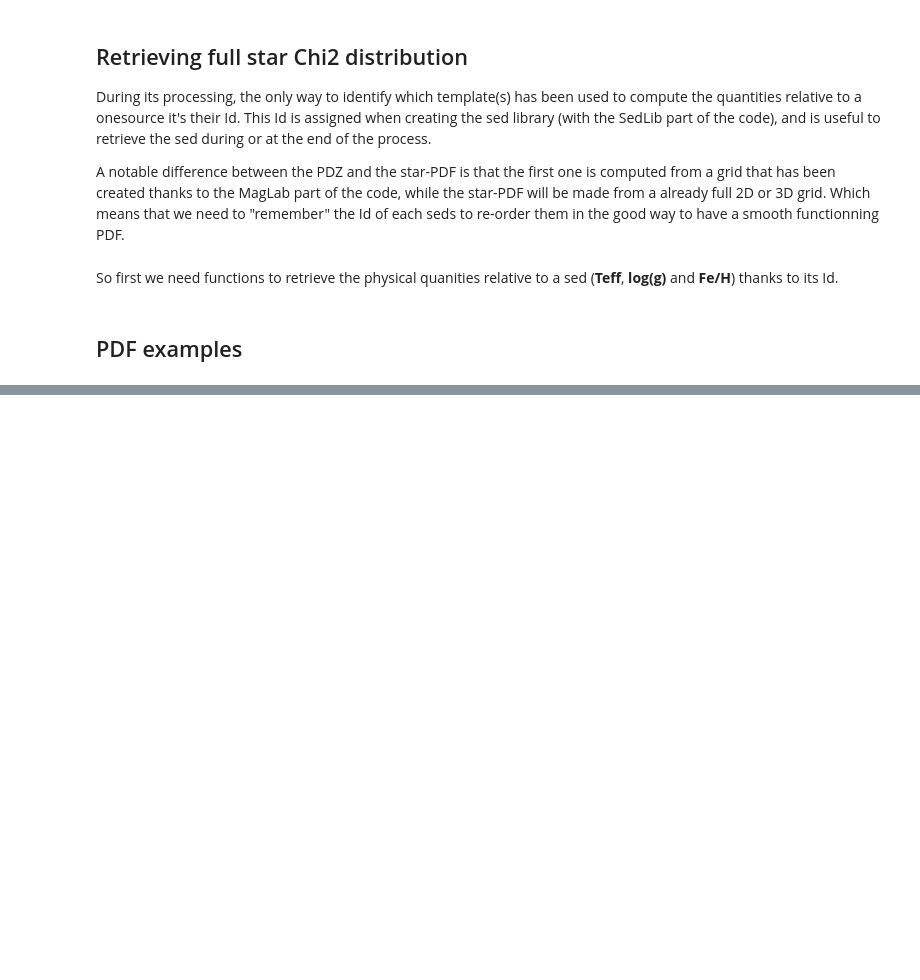
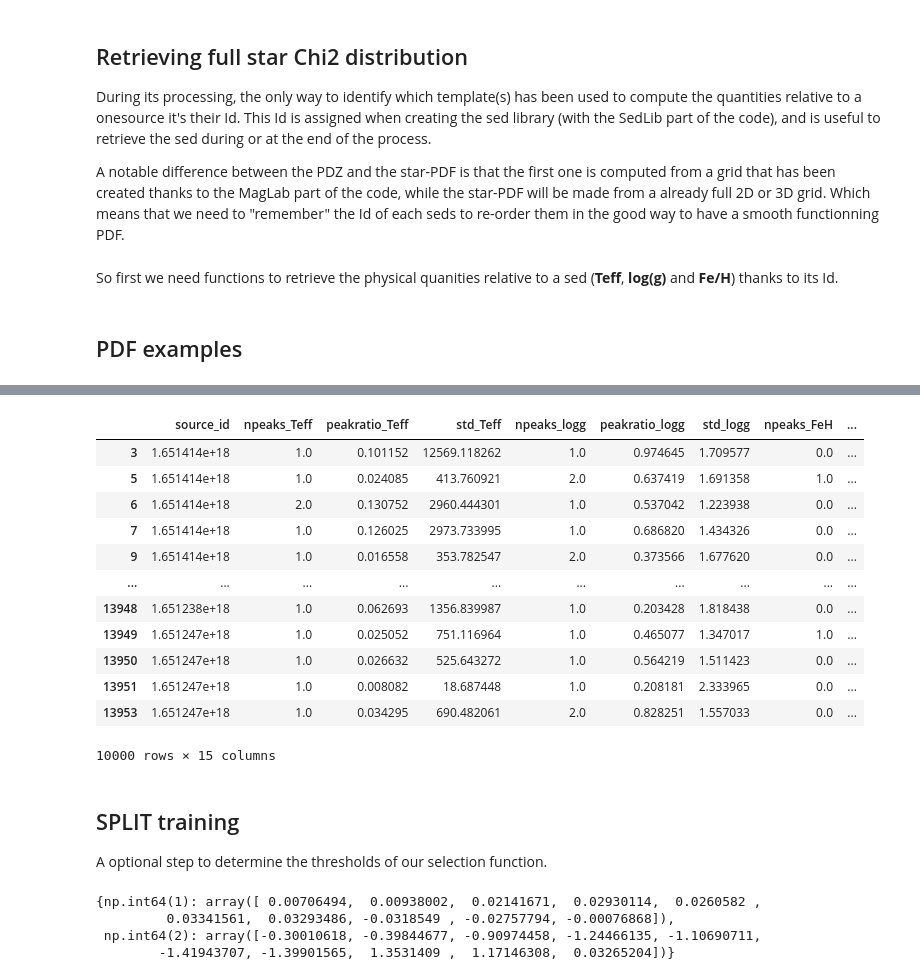
Before and after one commit to lephare-photoz/lephare, a Jupyter notebook: training_stats/notebooks/spectral_type_flagger.ipynb, the cells around one changed output, grey strips where cells are left out. Drawn from its saved outputs; the diff is of its cells as text; code cells hidden in the pictures; blank space fills up the shorter version.

```diff
--- a/training_stats/notebooks/spectral_type_flagger.ipynb
+++ b/training_stats/notebooks/spectral_type_flagger.ipynb
@@ -671,0 +913,2 @@ star_pdf_analyzer.compute_all_features()
+# %%
+training_sample = sample_analyzer.stat_feature_distribution()
@@ -671,0 +991,24 @@ star_pdf_analyzer.compute_all_features()
+# %%
+dp02_dc2_62_table = pd.read_csv('/home/hallouin/Documents/t_hall/lephare/training_stats/simulation_catalogs/DC2/dp02_dc2_62.csv')
+# %%
+training_sample = join_tables(training_sample, [(dp02_dc2_62_table[['mt_match_objectId', 'ts_truth_type']], 'source_id', 'mt_match_objectId')], how='right')
+# %%
+training_sample
+# %% [output]
+|  | source_id | npeaks_Teff | peakratio_Teff | std_Teff | npeaks_logg | peakratio_logg | std_logg | npeaks_FeH | ... |
+| 3 | 1.651414e+18 | 1.0 | 0.101152 | 12569.118262 | 1.0 | 0.974645 | 1.709577 | 0.0 | ... |
+| 5 | 1.651414e+18 | 1.0 | 0.024085 | 413.760921 | 2.0 | 0.637419 | 1.691358 | 1.0 | ... |
+| 6 | 1.651414e+18 | 2.0 | 0.130752 | 2960.444301 | 1.0 | 0.537042 | 1.223938 | 0.0 | ... |
+| 7 | 1.651414e+18 | 1.0 | 0.126025 | 2973.733995 | 1.0 | 0.686820 | 1.434326 | 0.0 | ... |
+| 9 | 1.651414e+18 | 1.0 | 0.016558 | 353.782547 | 2.0 | 0.373566 | 1.677620 | 0.0 | ... |
+| ... | ... | ... | ... | ... | ... | ... | ... | ... | ... |
+| 13948 | 1.651238e+18 | 1.0 | 0.062693 | 1356.839987 | 1.0 | 0.203428 | 1.818438 | 0.0 | ... |
+| 13949 | 1.651247e+18 | 1.0 | 0.025052 | 751.116964 | 1.0 | 0.465077 | 1.347017 | 1.0 | ... |
+| 13950 | 1.651247e+18 | 1.0 | 0.026632 | 525.643272 | 1.0 | 0.564219 | 1.511423 | 0.0 | ... |
+| 13951 | 1.651247e+18 | 1.0 | 0.008082 | 18.687448 | 1.0 | 0.208181 | 2.333965 | 0.0 | ... |
+| 13953 | 1.651247e+18 | 1.0 | 0.034295 | 690.482061 | 2.0 | 0.828251 | 1.557033 | 0.0 | ... |
+10000 rows × 15 columns
+# %% [markdown]
+## SPLIT training
+
+A optional step to determine the thresholds of our selection function.
@@ -671,0 +1126,7 @@ star_pdf_analyzer.compute_all_features()
+# %%
+split.compute_class_prototypes()
+# %% [output]
+{np.int64(1): array([ 0.00706494,  0.00938002,  0.02141671,  0.02930114,  0.0260582 ,
+         0.03341561,  0.03293486, -0.0318549 , -0.02757794, -0.00076868]),
+ np.int64(2): array([-0.30010618, -0.39844677, -0.90974458, -1.24466135, -1.10690711,
+        -1.41943707, -1.39901565,  1.3531409 ,  1.17146308,  0.03265204])}
```
Also changed, not shown: parts of 26 cells of this notebook, 1 other file.
